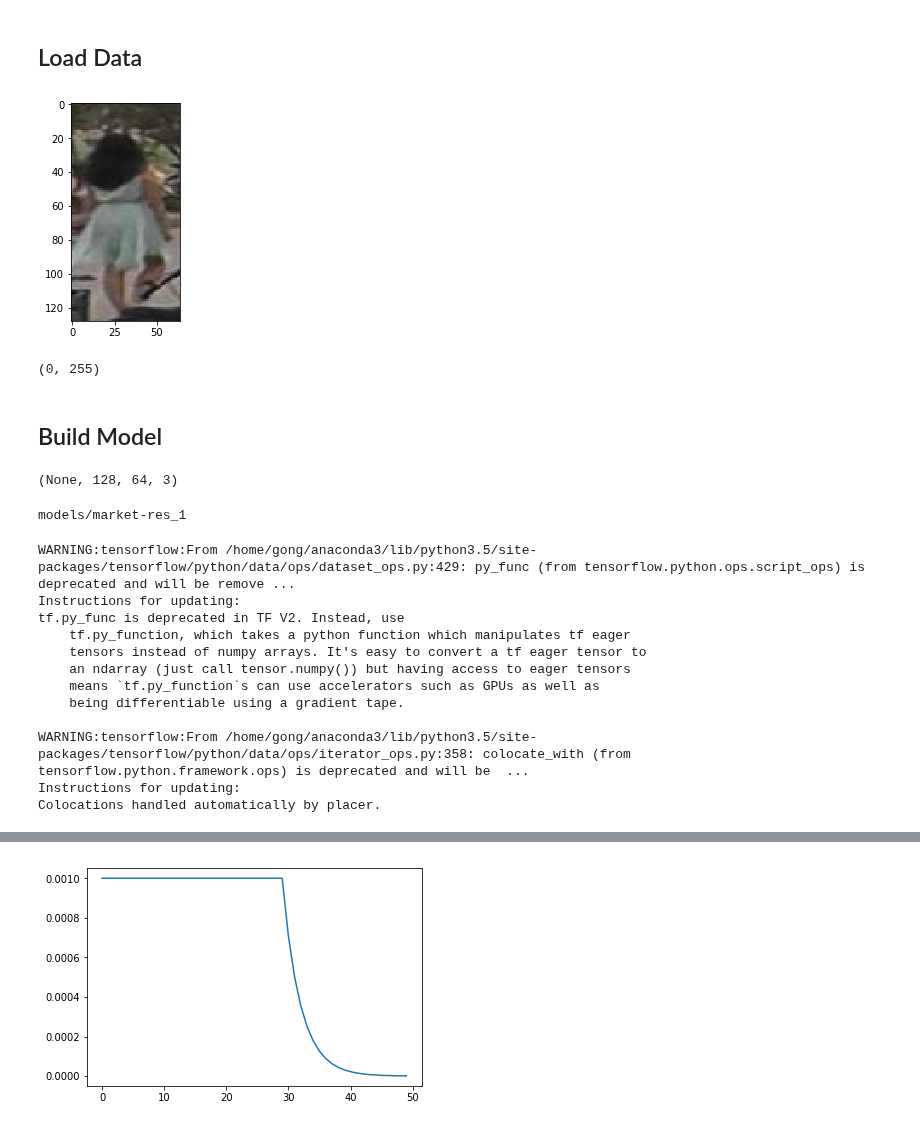
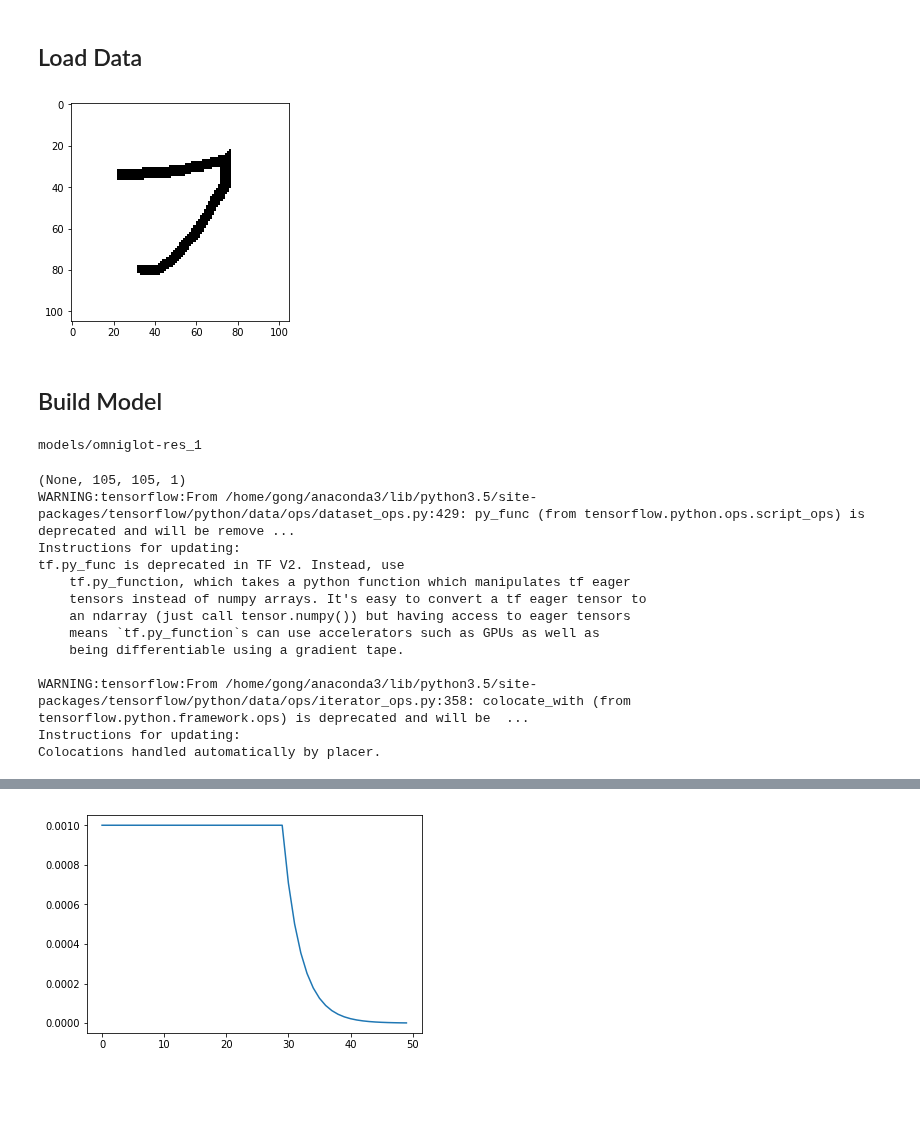
Before and after one commit to agongt408/vbranch, a Jupyter notebook: omniglot-reid.ipynb, the cells around one changed output, grey strips where cells are left out. Saved outputs shown, nothing was run; the diff lists cells and outputs as text; code cells hidden in the pictures; blank space fills up the shorter version.

```diff
--- a/omniglot-reid.ipynb
+++ b/omniglot-reid.ipynb
@@ -20,62 +19,77 @@ architecture = 'res'
+# %%
+MODEL_ID = 1
+ARCHITECTURE = 'res'
+DATASET = 'omniglot'
+NUM_BRANCHES = 1
+SHARED_FRAC = None
+
+EPOCHS = 50
+STEPS_PER_EPOCH = 100
+T_0 = 30
+OUTPUT_DIM = 128
 # %% [markdown]
 ## Load Data
 # %%
-dataset = 'market'
-
-if dataset == 'omniglot':
+if DATASET == 'omniglot':
     A, P, K = 4, 8, 4
     train_generator = vb.datasets.omniglot.load_generator('train')
     test_generator = vb.datasets.omniglot.load_generator('test')
-elif dataset == 'market':
+elif DATASET == 'market':
     P, K = 18, 4
     train_generator = vb.datasets.reid.TripletDataGenerator(dataset, 'train')
 # %%
-batch = train_generator.next(4, 4, flatten=False, preprocess=False)
+batch = train_generator.next(4, 4, 4, flatten=False, preprocess=False)
 # %%
-plt.imshow(batch[0, 0].squeeze(), cmap=plt.cm.gray)
+plt.imshow(batch[0, 3, 0].squeeze(), cmap=plt.cm.gray)
 plt.show()
 # %% [output]
-[figure, old version]
+[figure, new version]
-# %%
-batch.min(), batch.max()
-# %% [output]
-(0, 255)
 # %% [markdown]
 ## Build Model
-# %%
-EPOCHS = 50
-T_0 = 30
-STEPS_PER_EPOCH = 100
-output_dim = 128
-input_dim = (None,) + batch.shape[-3:]
-print(input_dim)
-# %% [output]
-(None, 128, 64, 3)
 # %%
 if not os.path.isdir('models'):
     os.system('mkdir models')
 
-model_path = 'models/{}-{}_{}'.format(dataset, architecture, model_id)
+if NUM_BRANCHES == 1:
+    model_name = '{}-{}_{:d}'.format(DATASET, ARCHITECTURE, MODEL_ID)
+else:
+    model_name = 'vb-{}-{}-B{:d}-S{:.2f}_{:d}'.format(DATASET, ARCHITECTURE,
+                                        NUM_BRANCHES, SHARED_FRAC, MODEL_ID)
+model_path = os.path.join('models', model_name)
 print(model_path)
 # %% [output]
-models/market-res_1
+models/omniglot-res_1
 # %%
+input_dim = (None,) + batch.shape[-3:]
+print(input_dim)
+
 tf.reset_default_graph()
 
-train_dataset = tf.data.Dataset.from_generator(wrap_iterator(train_generator, P, K),
-                                               'float32', output_shapes=input_dim)
-
-# Dataset for feeding non-triplet batched images from memory
+# Placeholder for feeding test images
 x = tf.placeholder('float32', input_dim, name='x')
 batch_size = tf.placeholder('int64', name='batch_size')
-test_dataset = tf.data.Dataset.from_tensor_slices(x).batch(batch_size)
 
-iter_ = tf.data.Iterator.from_structure('float32', input_dim)
-train_init_op = iter_.make_initializer(train_dataset)
-test_init_op = iter_.make_initializer(test_dataset, name='test_init_op')
+inputs = []
+train_init_op = []
+test_init_op = []
 
-inputs = iter_.get_next()
+for i in range(NUM_BRANCHES):
+    train_dataset = tf.data.Dataset.from_generator(wrap_iterator(train_generator, A, P, K),
+                                                   'float32', output_shapes=input_dim)
+    test_dataset = tf.data.Dataset.from_tensor_slices(x).batch(batch_size)
+    iterator = tf.data.Iterator.from_structure('float32', input_dim)
+
+    if NUM_BRANCHES == 1:
+        inputs = iterator.get_next()
+        train_init_op = iterator.make_initializer(train_dataset)
+        test_init_op = iterator.make_initializer(test_dataset, name='test_init_op')
+    else:
+        inputs.append(iterator.get_next(name='input_'+str(i+1)))
+        train_init_op.append(iterator.make_initializer(train_dataset))
+        test_init_op.append(iterator.make_initializer(test_dataset,
+                                                      name='test_init_op_'+str(i+1)))
 # %% [output]
+(None, 105, 105, 1)
 WARNING:tensorflow:From /home/gong/anaconda3/lib/python3.5/site-packages/tensorflow/python/data/ops/dataset_ops.py:429: py_func (from tensorflow.python.ops.script_ops) is deprecated and will be remove ...
 Instructions for updating:
 tf.py_func is deprecated in TF V2. Instead, use
```
Also changed, not shown: parts of 27 cells of this notebook, 15 other files.
